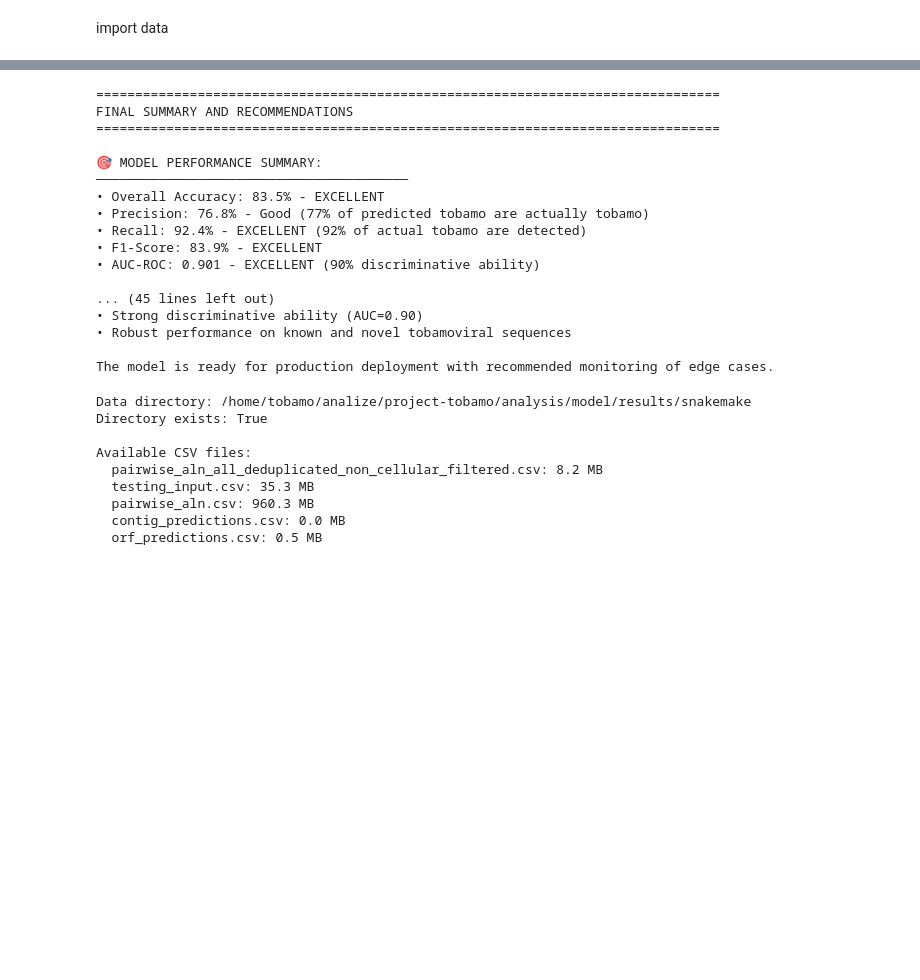
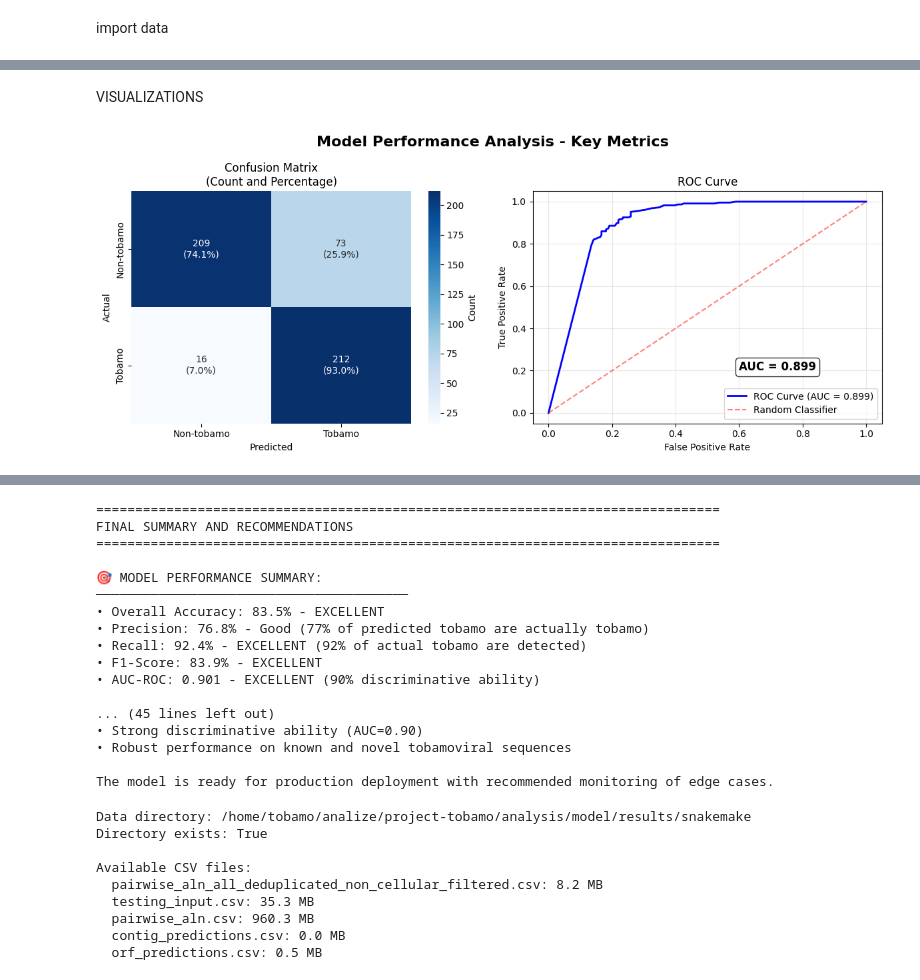
Before and after one commit to nezapajek/project-tobamo, a Jupyter notebook: analysis/model/notebooks/D_model_snakemake_predictions.ipynb, the cells around one changed output, grey strips where cells are left out. Cells and saved outputs as stored; diff of their text form; code cells hidden in the pictures; blank space fills up the shorter version.

```diff
--- a/analysis/model/notebooks/D_model_snakemake_predictions.ipynb
+++ b/analysis/model/notebooks/D_model_snakemake_predictions.ipynb
@@ -2,4 +2,17 @@
 from utils import *
 # %% [markdown]
 import data
+# %%
+gt = pd.read_excel('/home/tobamo/analize/project-tobamo/analysis/data/domain_sci_input/ground_truth_20250827.xlsx')
+gt.columns = gt.columns.str.strip()
+gt.rename(columns={'category': 'category_old'}, inplace=True)
+gt['category'] = gt['category_old'].map({
+    1: 'tob1',
+    2: 'tob2',
+    8: 'tob3',
+    3: 'oth1',
+    5: 'oth2',
+    9: 'oth3',
+    7: 'mas'
+})
 # %%
@@ -60,12 +78,11 @@ for cat in sorted(df['category'].unique()):
         print(f"  {cat}: Unknown category")
 
 # Convert predictions to binary (tobamo vs non-tobamo)
-# Categories 1, 2, 8 are considered tobamo-related
-tobamo_categories = ['1', '2', '8']
+tobamo_categories = ['tob1', 'tob2', 'tob3']
 df['gt_binary'] = df['category'].apply(lambda x: 1 if x in tobamo_categories else 0)
 
 print(f"\nBinary Ground Truth Classification:")
-print(f"  Tobamo (categories 1,2,8): {(df['gt_binary'] == 1).sum()} contigs")
+print(f"  Tobamo (categories tob1,tob2,tob3): {(df['gt_binary'] == 1).sum()} contigs")
 print(f"  Non-tobamo (other categories): {(df['gt_binary'] == 0).sum()} contigs")
 
 # Model performance metrics
@@ -128,0 +146,55 @@ weighted avg       0.85      0.84      0.83       510
+# %% [markdown]
+VISUALIZATIONS
+# %%
+# COMPREHENSIVE VISUALIZATION PANEL
+# Four key visualizations for model performance analysis
+
+# First create the 2x2 subplot for confusion matrix and ROC curve
+fig1, axes = plt.subplots(1, 2, figsize=(12, 5))
+fig1.suptitle('Model Performance Analysis - Key Metrics', fontsize=16, fontweight='bold')
+
+# 1. Confusion Matrix with percentages and actual numbers
+ax1 = axes[0]
+cm_percent = cm.astype('float') / cm.sum(axis=1)[:, np.newaxis] * 100
+
+# Create annotations with both counts and percentages
+annotations = np.empty_like(cm).astype(str)
+for i in range(cm.shape[0]):
+    for j in range(cm.shape[1]):
+        annotations[i, j] = f'{cm[i,j]}\n({cm_percent[i,j]:.1f}%)'
+
+sns.heatmap(cm, annot=annotations, fmt='', cmap='Blues', ax=ax1,
+            xticklabels=['Non-tobamo', 'Tobamo'],
+            yticklabels=['Non-tobamo', 'Tobamo'],
+            cbar_kws={'label': 'Count'})
+ax1.set_title('Confusion Matrix\n(Count and Percentage)')
+ax1.set_xlabel('Predicted')
+ax1.set_ylabel('Actual')
+
+# 2. ROC Curve with AUC
+ax2 = axes[1]
+# Calculate ROC curve points
+thresholds = np.linspace(0, 1, 101)
+tpr_list, fpr_list = [], []
+for threshold in thresholds:
+    pred_thresh = (df['prob_1'] >= threshold).astype(int)
+    tn, fp, fn, tp = confusion_matrix(df['gt_binary'], pred_thresh).ravel()
+    tpr = tp / (tp + fn) if (tp + fn) > 0 else 0
+    fpr = fp / (fp + tn) if (fp + tn) > 0 else 0
+    tpr_list.append(tpr)
+    fpr_list.append(fpr)
+
+ax2.plot(fpr_list, tpr_list, 'b-', linewidth=2, label=f'ROC Curve (AUC = {auc:.3f})')
+ax2.plot([0, 1], [0, 1], 'r--', alpha=0.5, label='Random Classifier')
+ax2.set_title('ROC Curve')
+ax2.set_xlabel('False Positive Rate')
+ax2.set_ylabel('True Positive Rate')
+ax2.legend()
+ax2.grid(True, alpha=0.3)
+ax2.text(0.6, 0.2, f'AUC = {auc:.3f}', fontsize=12, fontweight='bold',
+         bbox=dict(boxstyle="round,pad=0.3", facecolor="white", alpha=0.8))
+
+plt.tight_layout()
+plt.show()
+# %% [output]
+[figure, added]
```
Also changed, not shown: parts of 10 cells of this notebook, 2 other files.
